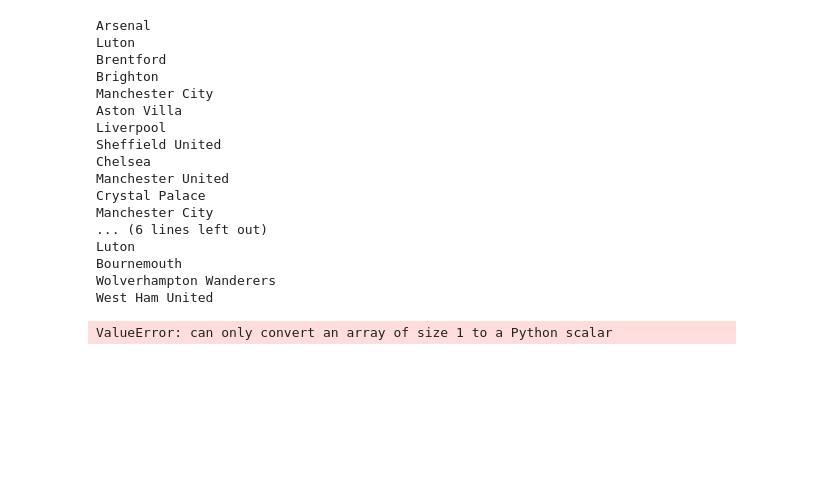
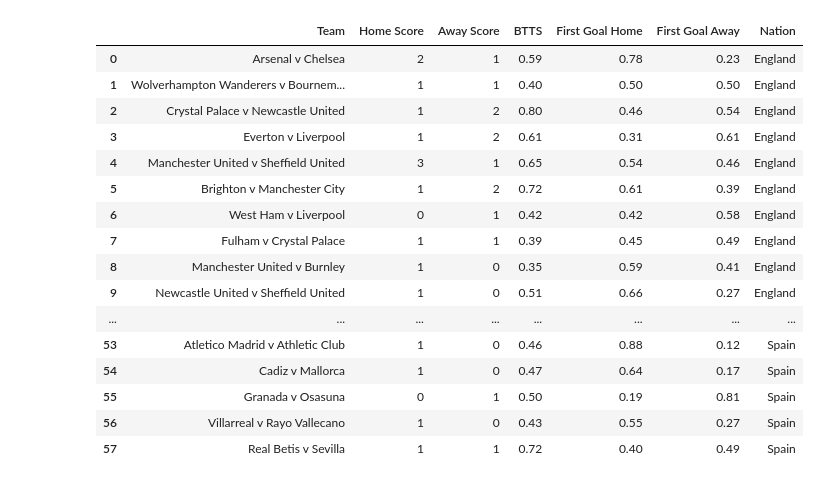
Before and after one commit to rpenn97/score_prediction_tool, a Jupyter notebook: Backend/scoresheet.ipynb, the cells around one changed output. Saved outputs shown, nothing was run; the diff lists cells and outputs as text; code cells hidden in the pictures; blank space fills up the shorter version.

```diff
--- a/Backend/scoresheet.ipynb
+++ b/Backend/scoresheet.ipynb
@@ -25,7 +25,7 @@ bundesliga_rank = ['Borussia Dortmund', 'Mainz 05', 'RasenBallsport Leipzig', 'S
 serieA_rank = ['Sassuolo', 'Fiorentina', 'Torino', 'Inter', 'Cremonese', 'Salernitana', 'Empoli', 'Lazio', 'Napoli',
                'Sampdoria', 'Atalanta', 'Monza', 'Lecce', 'Bologna', 'AC Milan', 'Verona', 'Roma', 'Spezia', 'Udinese',
                'Juventus','Cagliari','Frosinone','Genoa']
-laliga_rank = ['Real Madrid', 'Athletic Club', 'Villarreal', 'Athletico Madrid', 'Celta Vigo', 'Barcelona',
+laliga_rank = ['Real Madrid', 'Athletic Club', 'Villarreal', 'Atletico Madrid', 'Celta Vigo', 'Barcelona',
                'Real Valladolid', 'Getafe', 'Elche', 'Cadiz', 'Espanyol', 'Almeria', 'Osasuna', 'Girona', 'Real Betis',
                'Valencia', 'Mallorca', 'Rayo Vallecano', 'Real Sociedad', 'Sevilla','Granada','Alaves','Las Palmas']
 # %%
@@ -481,7 +610,9 @@ def rank_decision():
         Home_Team = TeamA[i]
         Away_Team = TeamB[i]
 
-        nation, df, l10_table_h, l10_table_a, l10_df, table_h, table_a, r1_table_h, r2_table_h, r3_table_h,r1_table_a, r2_table_a, r3_table_a, r1_h_df, r2_h_df, r3_h_df, r1_a_df, r2_a_df, r3_a_df = which_league(Home_Team,i)
+        nation, df, l10_table_h, l10_table_a, l10_df, table_h, table_a, r1_table_h, r2_table_h, r3_table_h,r1_table_a, r2_table_a, r3_table_a, r1_h_df, r2_h_df, r3_h_df, r1_a_df, r2_a_df, r3_a_df = which_league1(Home_Team,i) # GitHub Actions use externally
+        # nation, df, l10_table_h, l10_table_a, l10_df, table_h, table_a, r1_table_h, r2_table_h, r3_table_h,r1_table_a, r2_table_a, r3_table_a, r1_h_df, r2_h_df, r3_h_df, r1_a_df, r2_a_df, r3_a_df = which_league2(Home_Team,i) # VSCode use locally
+
 
         # Historic Rank data vs Form-Influenced Rank Data
         hf = l10_table_h.loc[l10_table_h["Team"] == Home_Team]
@@ -497,51 +628,50 @@ def rank_decision():
         arec = float(arec['Rank'].item())
 
         # Home
 
         home, away, home_adj_rank, away_adj_rank, home_df, away_df = decision_tree(Home_Team, Away_Team,hf_rank,hrec,hf_rankvs,r1_table_a,r1_a_df,r2_table_a,r2_a_df,r3_table_a,r3_a_df,af_rank,arec,af_rankvs,r1_table_h,r1_h_df,r2_table_h,r2_h_df,r3_table_h,r3_h_df)
 
         score_h,score_a, btts, fg_home, fg_away = score_gen(home,away)
 
         teamlist.append(f'{Home_Team} v {Away_Team}')
         h_score.append(score_h)
         a_score.append(score_a)
         btts_h_a.append(btts)
         fgh.append(fg_home)
         fga.append(fg_away)
         nation_list.append(nation)
 
     scoresheet_df['Team'] = teamlist
     scoresheet_df['Home Score'] = h_score
     scoresheet_df['Away Score'] = a_score
     scoresheet_df['BTTS'] = btts_h_a
     scoresheet_df['First Goal Home'] = fgh
     scoresheet_df['First Goal Away'] = fga
     scoresheet_df['Nation'] = nation_list
 
     return scoresheet_df
 
 
 scoresheet = rank_decision()
 scoresheet
 # %% [output]
-Arsenal
-Luton
-Brentford
-Brighton
-Manchester City
-Aston Villa
-Liverpool
-Sheffield United
-Chelsea
-Manchester United
-Crystal Palace
-Manchester City
-... (6 lines left out)
-Luton
-Bournemouth
-Wolverhampton Wanderers
-West Ham United
-ValueError: can only convert an array of size 1 to a Python scalar
+|  | Team | Home Score | Away Score | BTTS | First Goal Home | First Goal Away | Nation |
+| 0 | Arsenal v Chelsea | 2 | 1 | 0.59 | 0.78 | 0.23 | England |
+| 1 | Wolverhampton Wanderers v Bournem... | 1 | 1 | 0.40 | 0.50 | 0.50 | England |
+| 2 | Crystal Palace v Newcastle United | 1 | 2 | 0.80 | 0.46 | 0.54 | England |
+| 3 | Everton v Liverpool | 1 | 2 | 0.61 | 0.31 | 0.61 | England |
+| 4 | Manchester United v Sheffield United | 3 | 1 | 0.65 | 0.54 | 0.46 | England |
+| 5 | Brighton v Manchester City | 1 | 2 | 0.72 | 0.61 | 0.39 | England |
+| 6 | West Ham v Liverpool | 0 | 1 | 0.42 | 0.42 | 0.58 | England |
+| 7 | Fulham v Crystal Palace | 1 | 1 | 0.39 | 0.45 | 0.49 | England |
+| 8 | Manchester United v Burnley | 1 | 0 | 0.35 | 0.59 | 0.41 | England |
+| 9 | Newcastle United v Sheffield United | 1 | 0 | 0.51 | 0.66 | 0.27 | England |
+| ... | ... | ... | ... | ... | ... | ... | ... |
+| 53 | Atletico Madrid v Athletic Club | 1 | 0 | 0.46 | 0.88 | 0.12 | Spain |
+| 54 | Cadiz v Mallorca | 1 | 0 | 0.47 | 0.64 | 0.17 | Spain |
+| 55 | Granada v Osasuna | 0 | 1 | 0.50 | 0.19 | 0.81 | Spain |
+| 56 | Villarreal v Rayo Vallecano | 1 | 0 | 0.43 | 0.55 | 0.27 | Spain |
+| 57 | Real Betis v Sevilla | 1 | 1 | 0.72 | 0.40 | 0.49 | Spain |
 # %%
 date = datetime.datetime.now().strftime("%m-%d-%Y")
 
```
Also changed, not shown: parts of 4 cells of this notebook.
